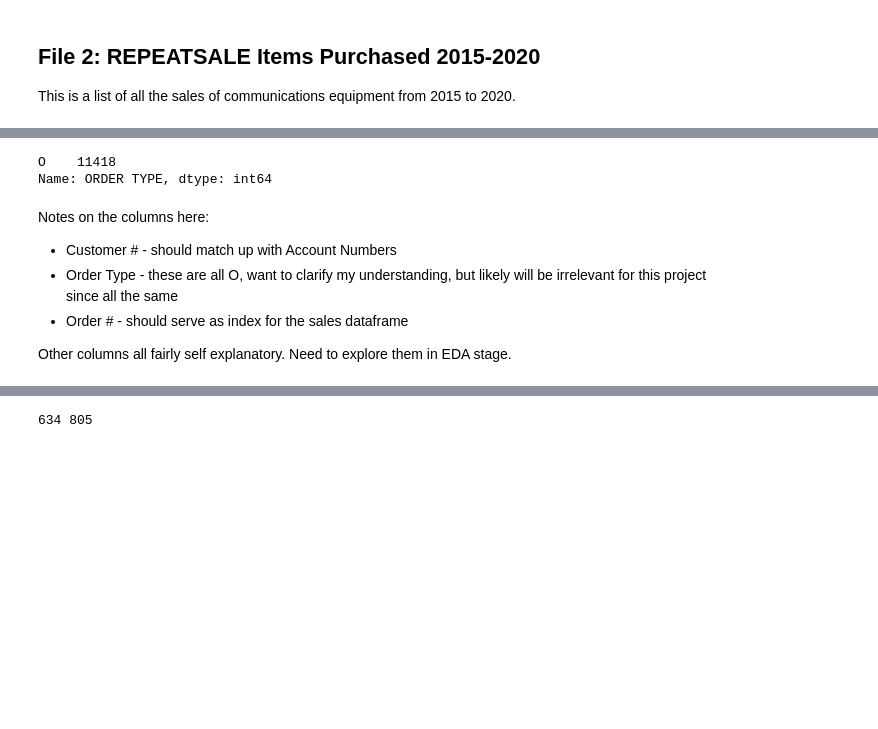
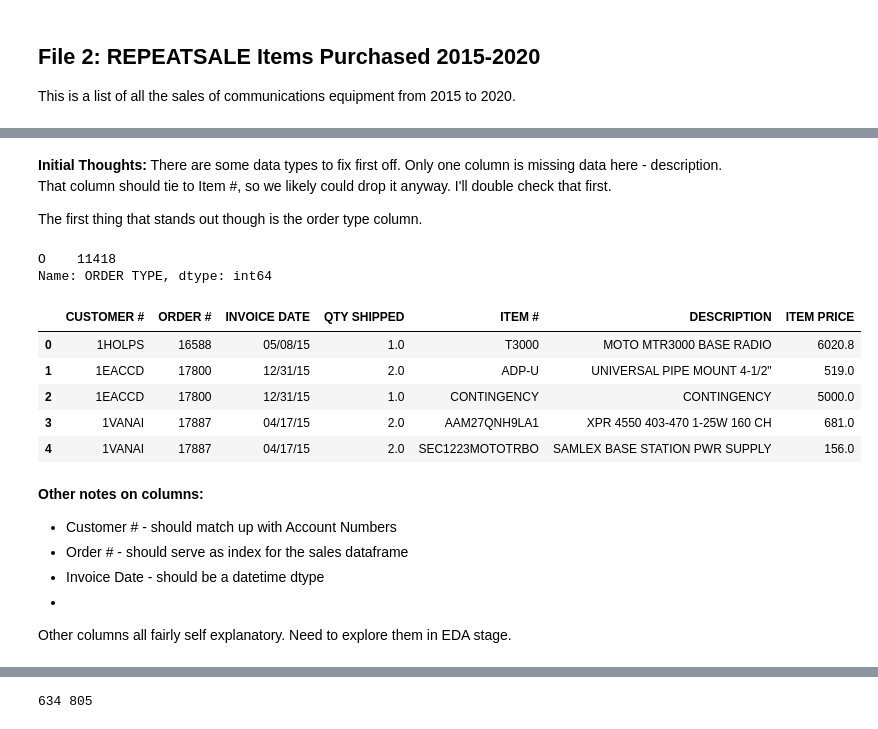
Before and after one commit to markdurrenberger/Retail_Forecasting, a Jupyter notebook: 2_3DataWrangling_EDA.ipynb, the cells around one changed output, grey strips where cells are left out. Cells and saved outputs as stored; diff of their text form; code cells hidden in the pictures; blank space fills up the shorter version.

Commit message:
customers df done

```diff
--- a/2_3DataWrangling_EDA.ipynb
+++ b/2_3DataWrangling_EDA.ipynb
@@ -287 +286,7 @@ memory usage: 713.6+ KB
+# %% [markdown]
+__Initial Thoughts:__
+There are some data types to fix first off.
+Only one column is missing data here - description. That column should tie to Item #, so we likely could drop it anyway. I'll double check that first.
+
+The first thing that stands out though is the order type column.
 # %%
@@ -289,11 +295,23 @@ sales['ORDER TYPE'].value_counts()
 # %% [output]
 O    11418
 Name: ORDER TYPE, dtype: int64
+# %%
+# All Order Types are the same, so can drop that column
+sales.drop('ORDER TYPE', axis=1, inplace=True)
+sales.head()
+# %% [output]
+|  | CUSTOMER # | ORDER # | INVOICE DATE | QTY SHIPPED | ITEM # | DESCRIPTION | ITEM PRICE |
+| 0 | 1HOLPS | 16588 | 05/08/15 | 1.0 | T3000 | MOTO MTR3000 BASE RADIO | 6020.8 |
+| 1 | 1EACCD | 17800 | 12/31/15 | 2.0 | ADP-U | UNIVERSAL PIPE MOUNT 4-1/2" | 519.0 |
+| 2 | 1EACCD | 17800 | 12/31/15 | 1.0 | CONTINGENCY | CONTINGENCY | 5000.0 |
+| 3 | 1VANAI | 17887 | 04/17/15 | 2.0 | AAM27QNH9LA1 | XPR 4550 403-470 1-25W 160 CH | 681.0 |
+| 4 | 1VANAI | 17887 | 04/17/15 | 2.0 | SEC1223MOTOTRBO | SAMLEX BASE STATION PWR SUPPLY | 156.0 |
 # %% [markdown]
-Notes on the columns here:
+__Other notes on columns:__
 * Customer # - should match up with Account Numbers
-* Order Type - these are all O, want to clarify my understanding, but likely will be irrelevant for this project since all the same
 * Order # - should serve as index for the sales dataframe
+* Invoice Date - should be a datetime dtype
+*
 
 Other columns all fairly self explanatory. Need to explore them in EDA stage.
 # %%
```
Also changed, not shown: parts of 3 cells of this notebook.
